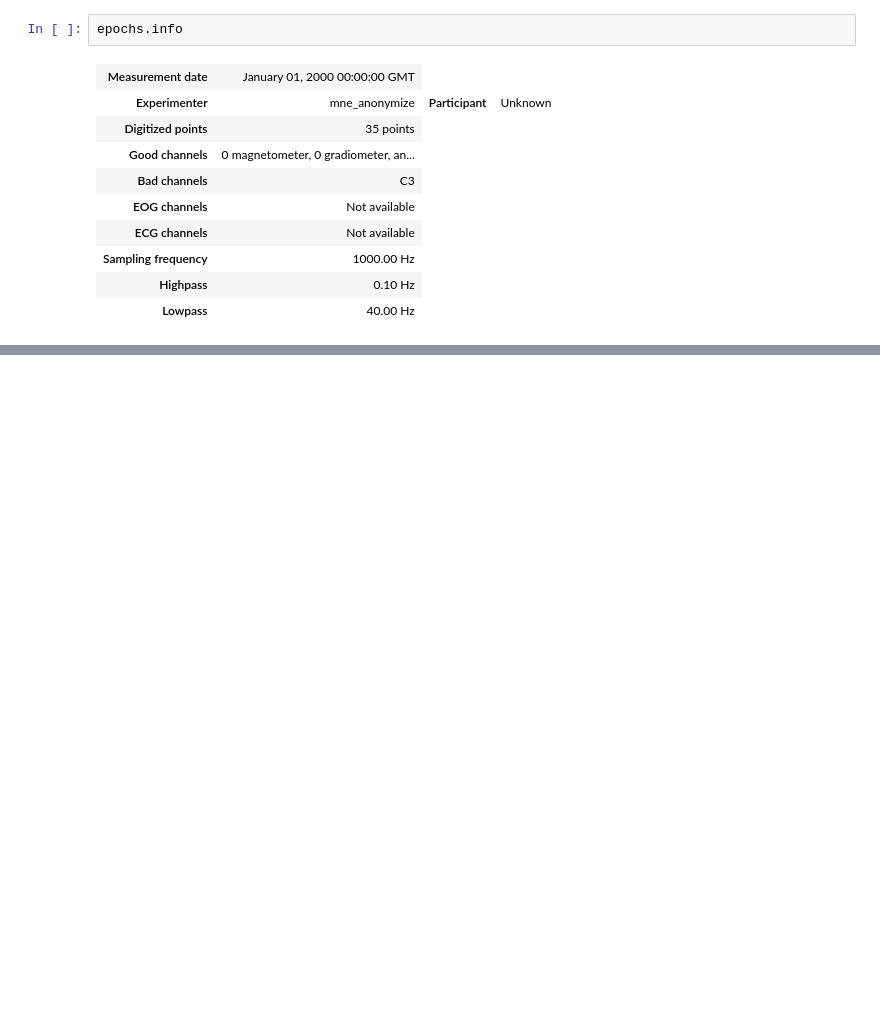
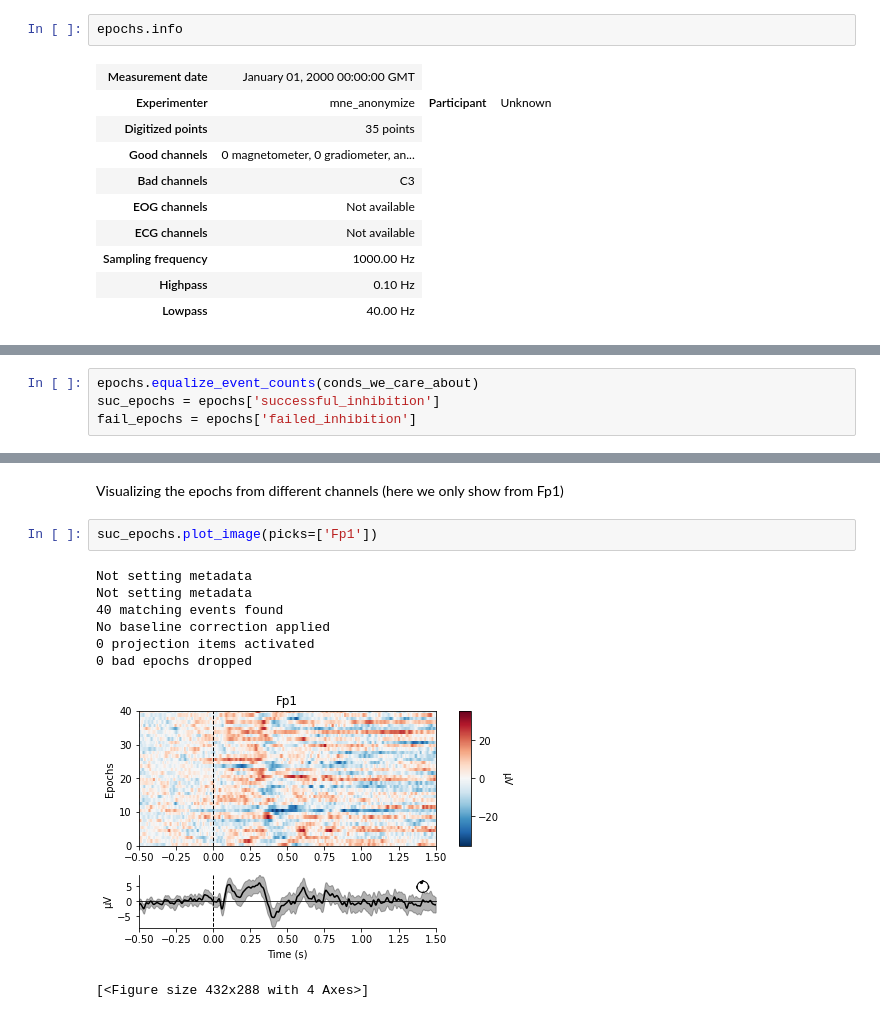
Before and after one commit to saraoe/ACN_2021, a Jupyter notebook: portfolio/portfolio_nb.ipynb, the cells around one changed output, grey strips where cells are left out. Drawn from its saved outputs; the diff is of its cells as text; blank space fills up the shorter version.

Commit message:
epoching

```diff
--- a/portfolio/portfolio_nb.ipynb
+++ b/portfolio/portfolio_nb.ipynb
@@ -238,0 +257,4 @@ epochs
+# %%
+epochs.equalize_event_counts(conds_we_care_about)
+suc_epochs = epochs['successful_inhibition']
+fail_epochs = epochs['failed_inhibition']
@@ -238,0 +277,13 @@ epochs
+# %% [markdown]
+Visualizing the epochs from different channels (here we only show from Fp1)
+# %%
+suc_epochs.plot_image(picks=['Fp1'])
+# %% [output]
+Not setting metadata
+Not setting metadata
+40 matching events found
+No baseline correction applied
+0 projection items activated
+0 bad epochs dropped
+[figure, added]
+[<Figure size 432x288 with 4 Axes>]
```
Also changed, not shown: parts of 25 cells of this notebook, 1 other file.
